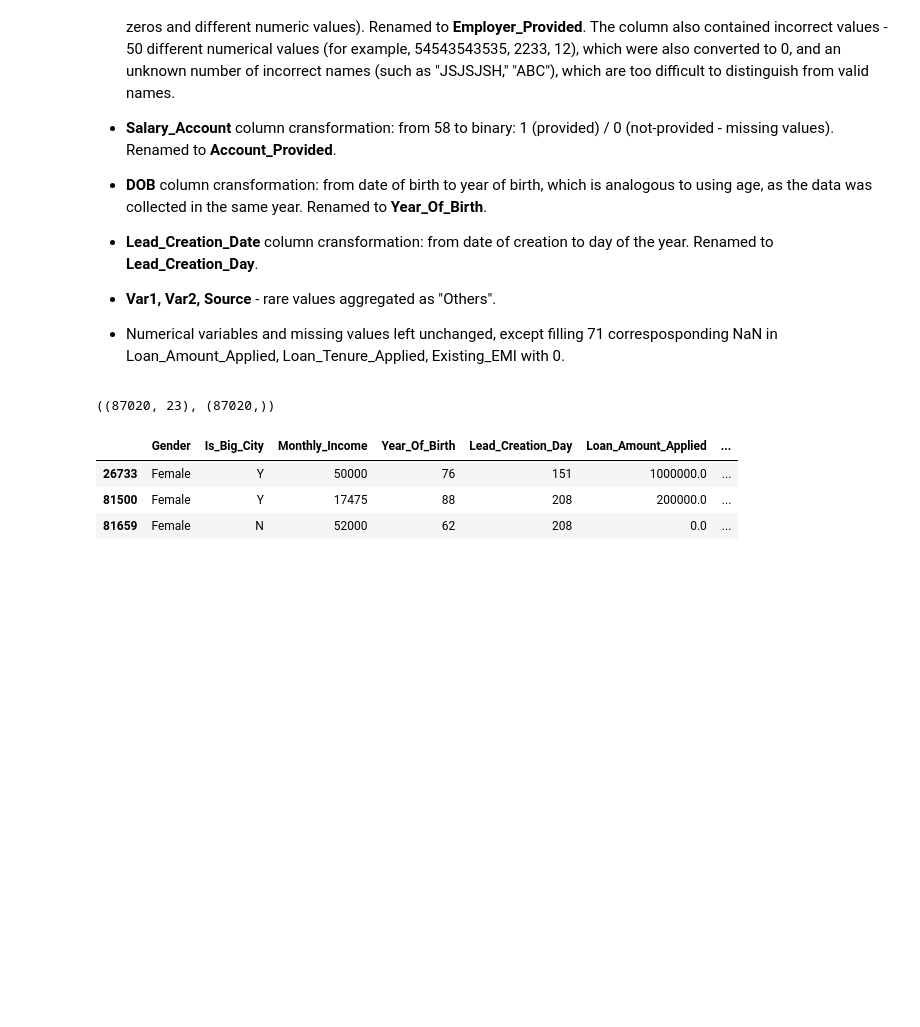
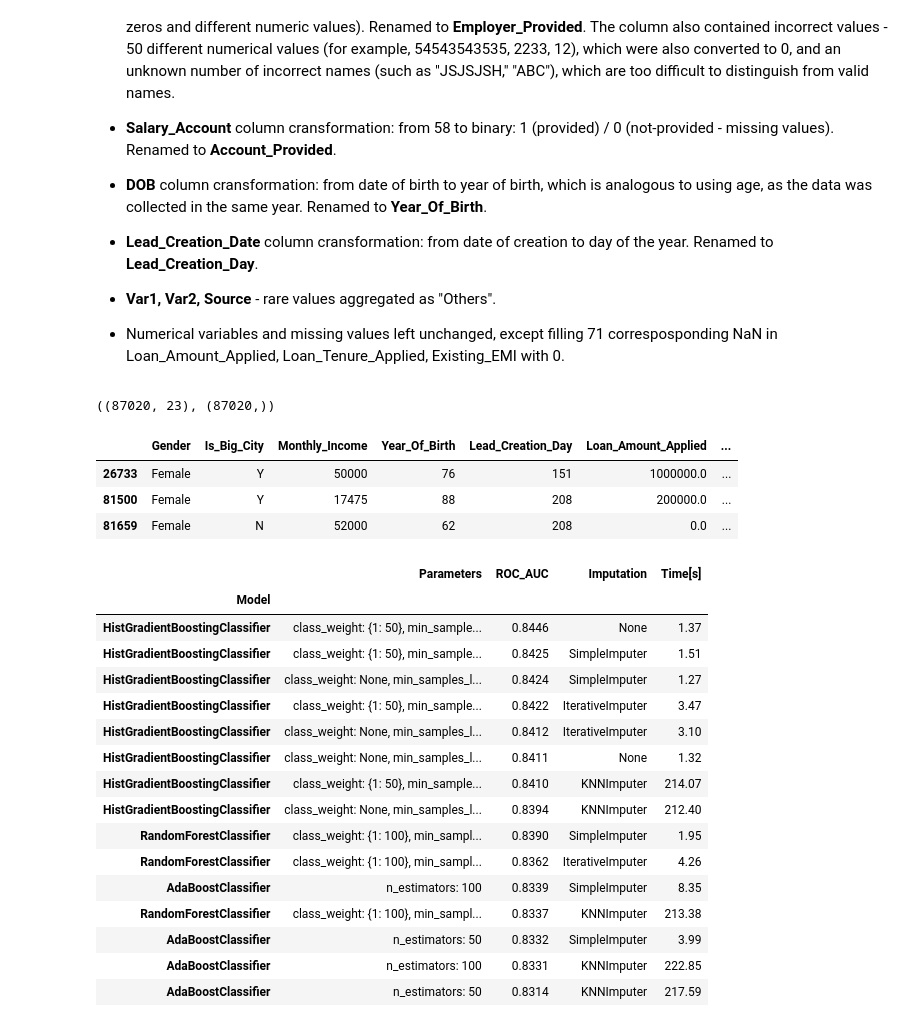
Before and after one commit to k-katarzyna/Lead_Conversion_Probability, a Jupyter notebook: Happy_Customer_Bank/Project_main.ipynb, the cells around one changed output. Drawn from its saved outputs; the diff is of its cells as text; code cells hidden in the pictures; blank space fills up the shorter version.

```diff
--- a/Happy_Customer_Bank/Project_main.ipynb
+++ b/Happy_Customer_Bank/Project_main.ipynb
@@ -215,0 +214,20 @@ results
+# %%
+results.sort_values(by = "ROC_AUC", ascending = False).head(15)
+# %% [output]
+|  | Parameters | ROC_AUC | Imputation | Time[s] |
+| Model |  |  |  |  |
+| HistGradientBoostingClassifier | class_weight: {1: 50}, min_sample... | 0.8446 | None | 1.37 |
+| HistGradientBoostingClassifier | class_weight: {1: 50}, min_sample... | 0.8425 | SimpleImputer | 1.51 |
+| HistGradientBoostingClassifier | class_weight: None, min_samples_l... | 0.8424 | SimpleImputer | 1.27 |
+| HistGradientBoostingClassifier | class_weight: {1: 50}, min_sample... | 0.8422 | IterativeImputer | 3.47 |
+| HistGradientBoostingClassifier | class_weight: None, min_samples_l... | 0.8412 | IterativeImputer | 3.10 |
+| HistGradientBoostingClassifier | class_weight: None, min_samples_l... | 0.8411 | None | 1.32 |
+| HistGradientBoostingClassifier | class_weight: {1: 50}, min_sample... | 0.8410 | KNNImputer | 214.07 |
+| HistGradientBoostingClassifier | class_weight: None, min_samples_l... | 0.8394 | KNNImputer | 212.40 |
+| RandomForestClassifier | class_weight: {1: 100}, min_sampl... | 0.8390 | SimpleImputer | 1.95 |
+| RandomForestClassifier | class_weight: {1: 100}, min_sampl... | 0.8362 | IterativeImputer | 4.26 |
+| AdaBoostClassifier | n_estimators: 100 | 0.8339 | SimpleImputer | 8.35 |
+| RandomForestClassifier | class_weight: {1: 100}, min_sampl... | 0.8337 | KNNImputer | 213.38 |
+| AdaBoostClassifier | n_estimators: 50 | 0.8332 | SimpleImputer | 3.99 |
+| AdaBoostClassifier | n_estimators: 100 | 0.8331 | KNNImputer | 222.85 |
+| AdaBoostClassifier | n_estimators: 50 | 0.8314 | KNNImputer | 217.59 |
```
Also changed, not shown: parts of 5 cells of this notebook, 1 other file.
